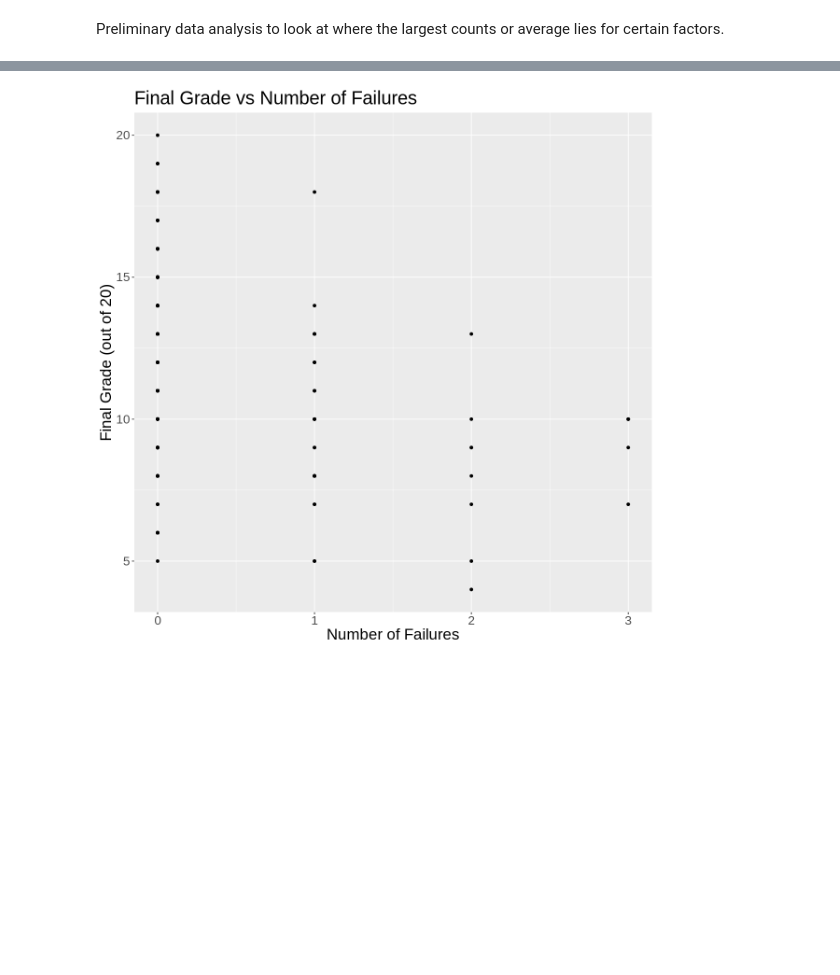
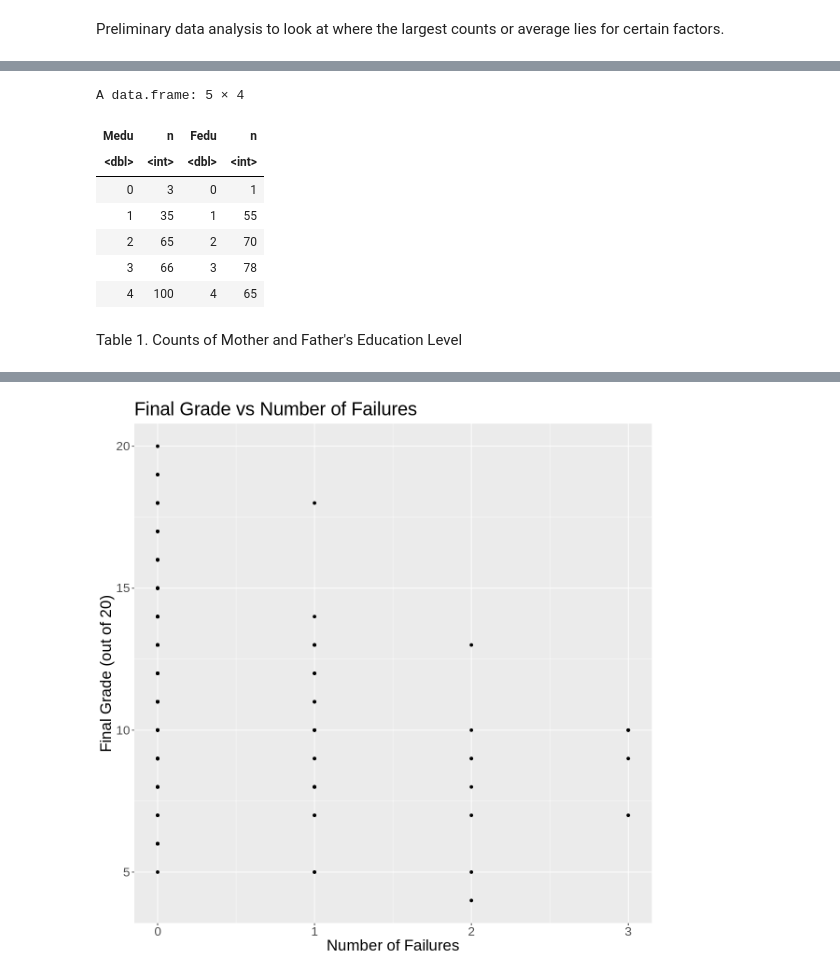
Before and after one commit to FelixNg21/DSCI100-project, a Jupyter notebook: Classification work.ipynb, the cells around one changed output, grey strips where cells are left out. Cells and saved outputs as stored; diff of their text form; code cells hidden in the pictures; blank space fills up the shorter version.

```diff
--- a/Classification work.ipynb
+++ b/Classification work.ipynb
@@ -218,0 +189,13 @@ A tibble: 6 × 2
+# %%
+cbind(student_train_meduc, student_train_feduc)
+# %% [output]
+A data.frame: 5 × 4
+| Medu | n | Fedu | n |
+| <dbl> | <int> | <dbl> | <int> |
+| 0 | 3 | 0 | 1 |
+| 1 | 35 | 1 | 55 |
+| 2 | 65 | 2 | 70 |
+| 3 | 66 | 3 | 78 |
+| 4 | 100 | 4 | 65 |
+# %% [markdown]
+Table 1. Counts of Mother and Father's Education Level
```
Also changed, not shown: parts of 7 cells of this notebook.
